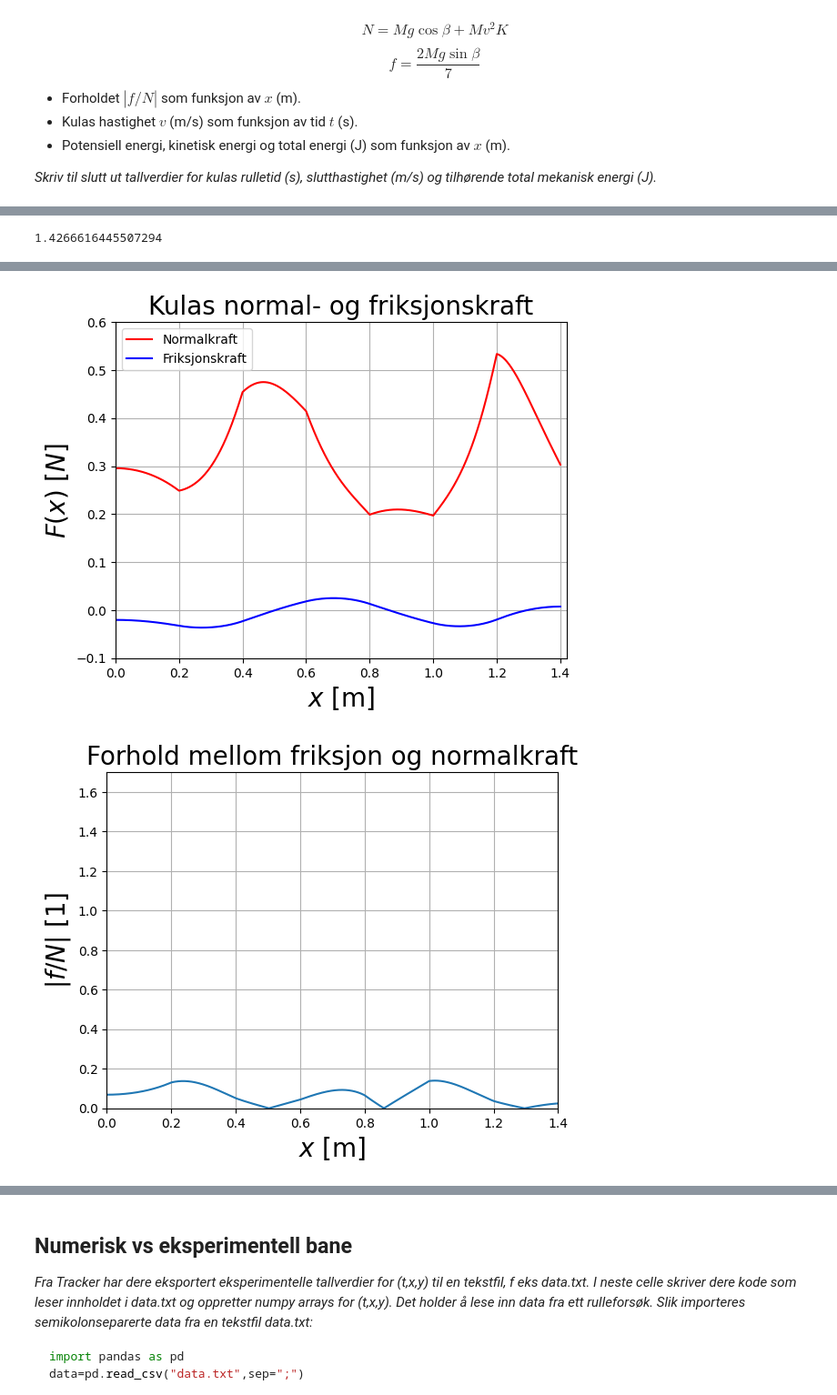
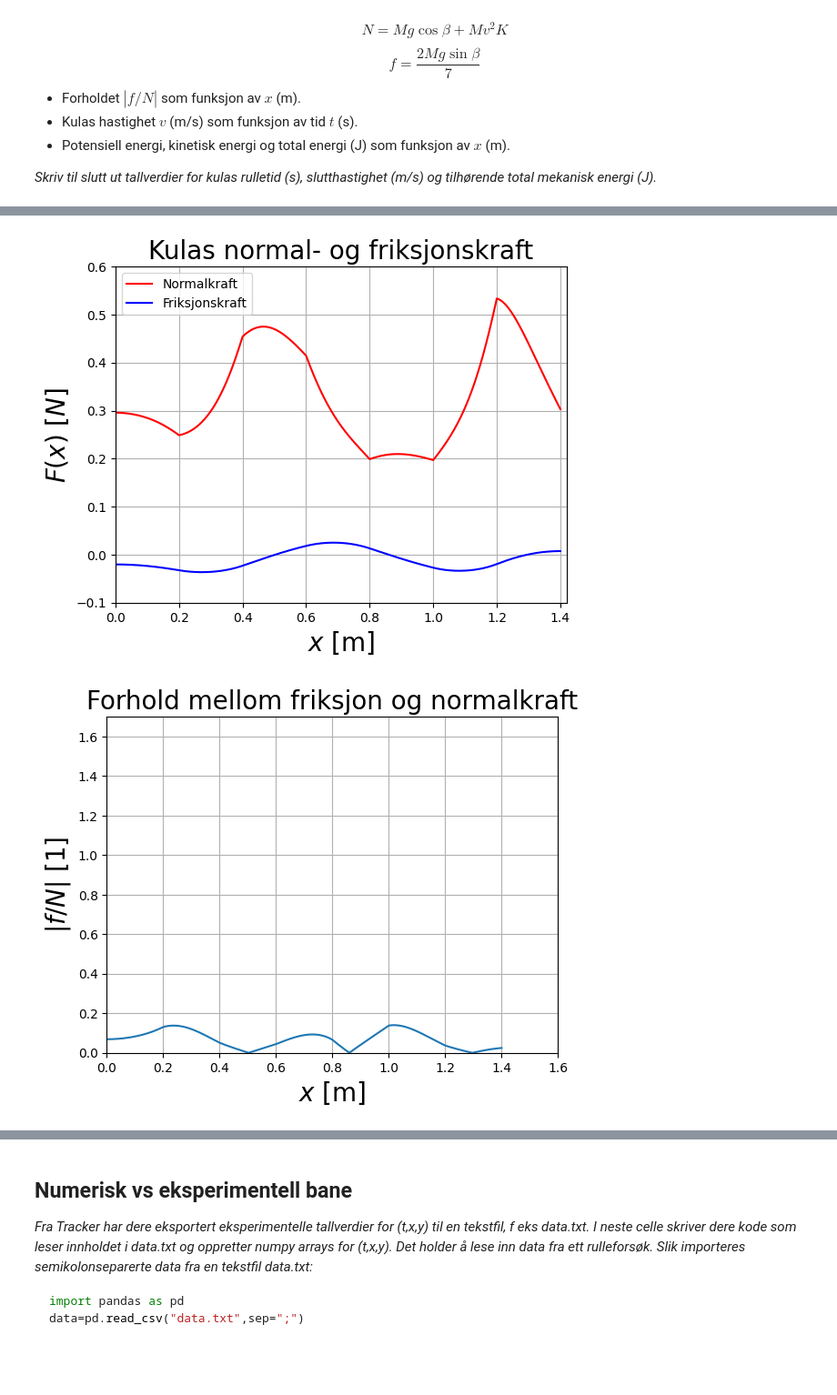
Before and after one commit to okhel/fyslab, a Jupyter notebook: mal_V24.ipynb, the cells around one changed output, grey strips where cells are left out. Shown: that part at 91% size. Cells and saved outputs as stored; diff of their text form; code cells hidden in the pictures; blank space fills up the shorter version.

```diff
--- a/mal_V24.ipynb
+++ b/mal_V24.ipynb
@@ -217,36 +218,44 @@ plt.show()
 
 plt.plot(x,abs(f/N))
 plt.title('Forhold mellom friksjon og normalkraft',fontsize=20)
 plt.xlabel('$x$ [m]',fontsize=20)
 plt.ylabel('$|f/N|$ [$1$]',fontsize=20)
 plt.ylim(0, 1.700)
-plt.xlim(0,1.400)
+plt.xlim(0,1.600)
 plt.grid()
 plt.show()
 
 Ek = (1+c)/2*M*v**2
 Ep = M*g*y
 E = Ek + Ep
 plt.plot(x,Ek, "r-", label="Kinetisk energi")
 plt.plot(x,Ep, "b-", label="Potensiell energi")
 plt.plot(x,E, "y-", label="Totalenergi")
 plt.title('Energi til kula',fontsize=20)
 plt.xlabel('$x$ [m]',fontsize=20)
 plt.ylabel('$Energi$ [$J$]',fontsize=20)
 plt.ylim(0, 0.100)
 plt.xlim(0,1.400)
 plt.grid()
 plt.legend()
 plt.show()
 
 
 #Utskrift av rulletid, sluttfart, total mekanisk energi
+
+#Verdier for x-, y-posisjon og tid.
+
+x_start = [0.01477]
+y_start = [0.2639]
+x_slutt = [1.087]
+y_slutt = [0.1171]
+v_slutt = [np.sqrt((0.087-0.046)**2+(0.0012)**2)/0.034]
+tid = [1.367]
 # %% [output]
 [figure]
-1.4266616445507294
 [figure]
 [figure]
-[figure, old version]
+[figure, new version]
 [figure]
 # %% [markdown]
 ## Numerisk vs eksperimentell bane
```
Also changed, not shown: parts of 1 cell of this notebook.
